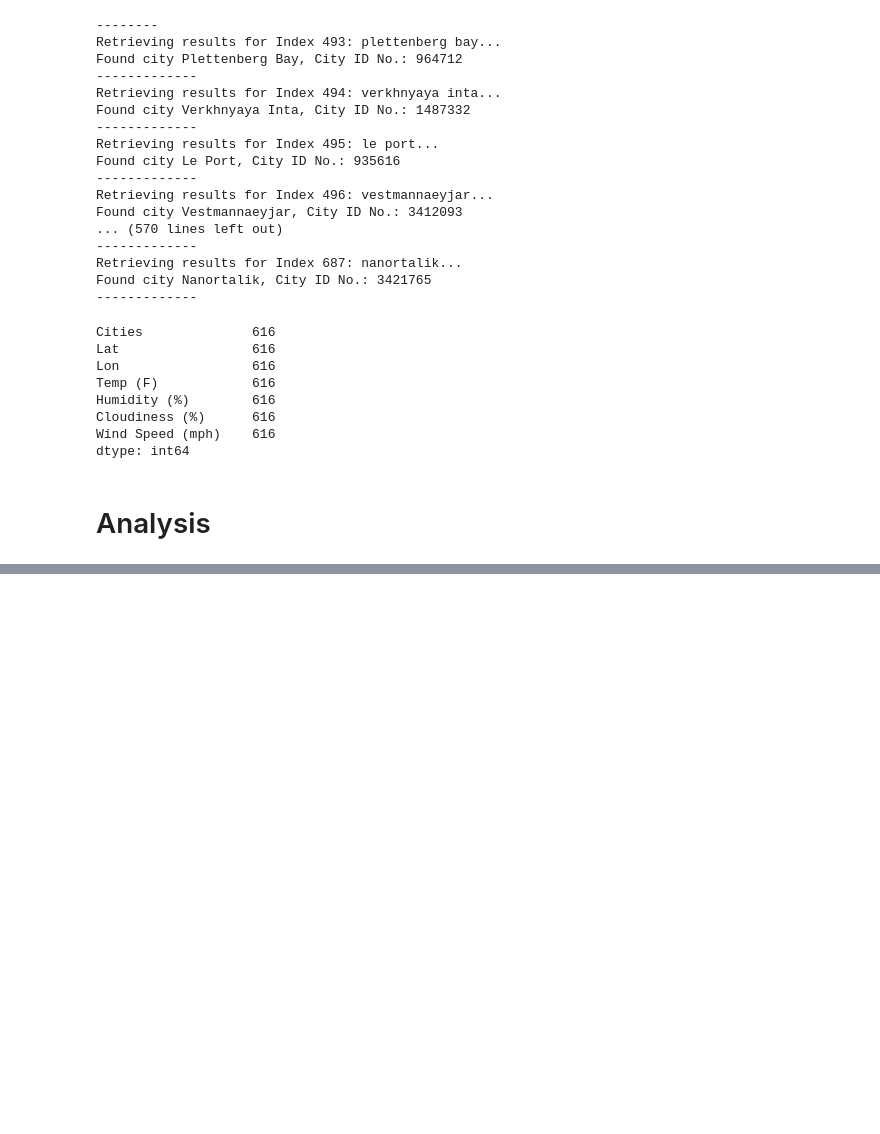
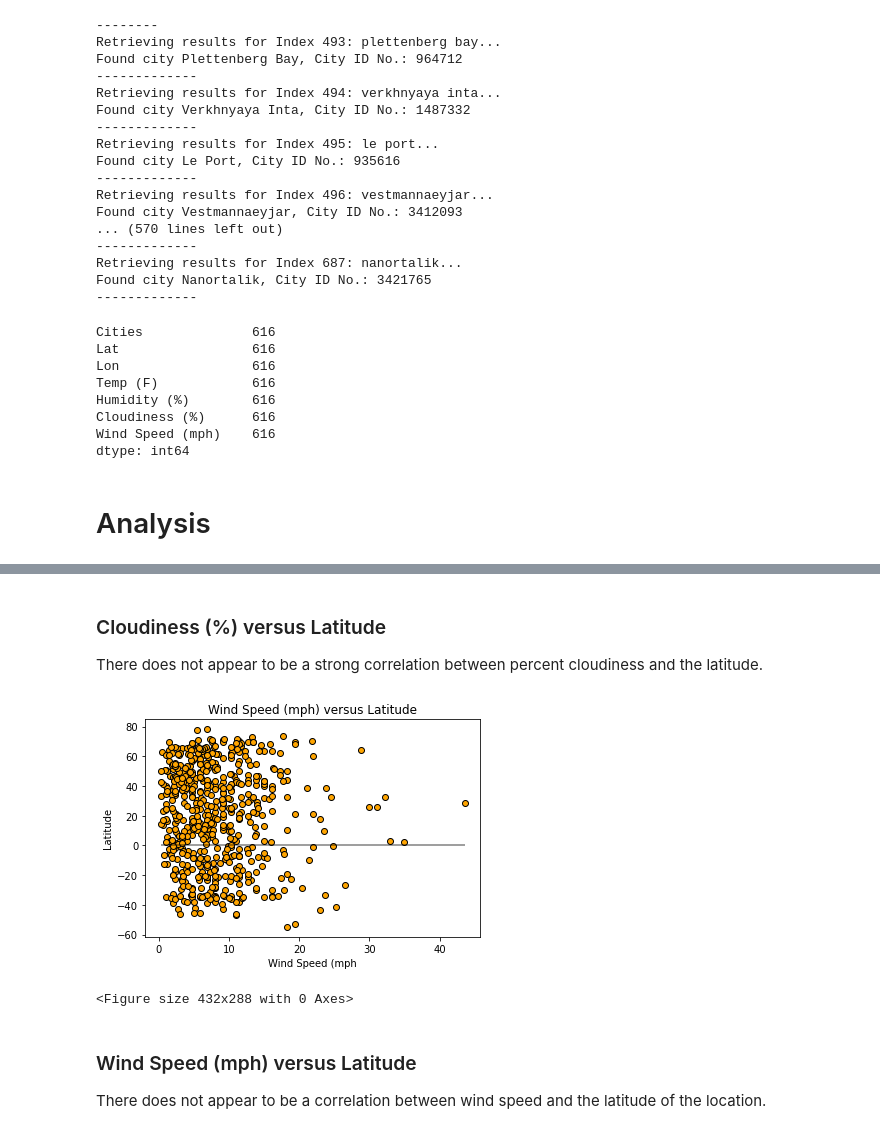
Before and after one commit to Lbrady1025/python-api-challenge, a Jupyter notebook: WeatherPy.ipynb, the cells around one changed output, grey strips where cells are left out. Saved outputs shown, nothing was run; the diff lists cells and outputs as text; code cells hidden in the pictures; blank space fills up the shorter version.

```diff
--- a/WeatherPy.ipynb
+++ b/WeatherPy.ipynb
@@ -144,0 +188,24 @@ plt.hlines(0,x_axis.min(),x_axis.max(),alpha=.5)
+# %% [markdown]
+### Cloudiness (%) versus Latitude
+
+There does not appear to be a strong correlation between percent cloudiness and the latitude.
+# %%
+x_axis = citydata_df["Wind Speed (mph)"]
+y_axis = citydata_df["Lat"]
+
+plt.scatter(x_axis,y_axis,edgecolors="black",color="orange")
+
+plt.title("Wind Speed (mph) versus Latitude")
+plt.xlabel("Wind Speed (mph")
+plt.ylabel("Latitude")
+
+plt.hlines(0,x_axis.min(),x_axis.max(),alpha=.5)
+
+plt.show()
+plt.savefig("Results/WeatherPy/ws_vs_lat.png")
+# %% [output]
+[figure, added]
+<Figure size 432x288 with 0 Axes>
+# %% [markdown]
+### Wind Speed (mph) versus Latitude
+There does not appear to be a correlation between wind speed and the latitude of the location.
```
Also changed, not shown: parts of 5 cells of this notebook, 4 other files.
